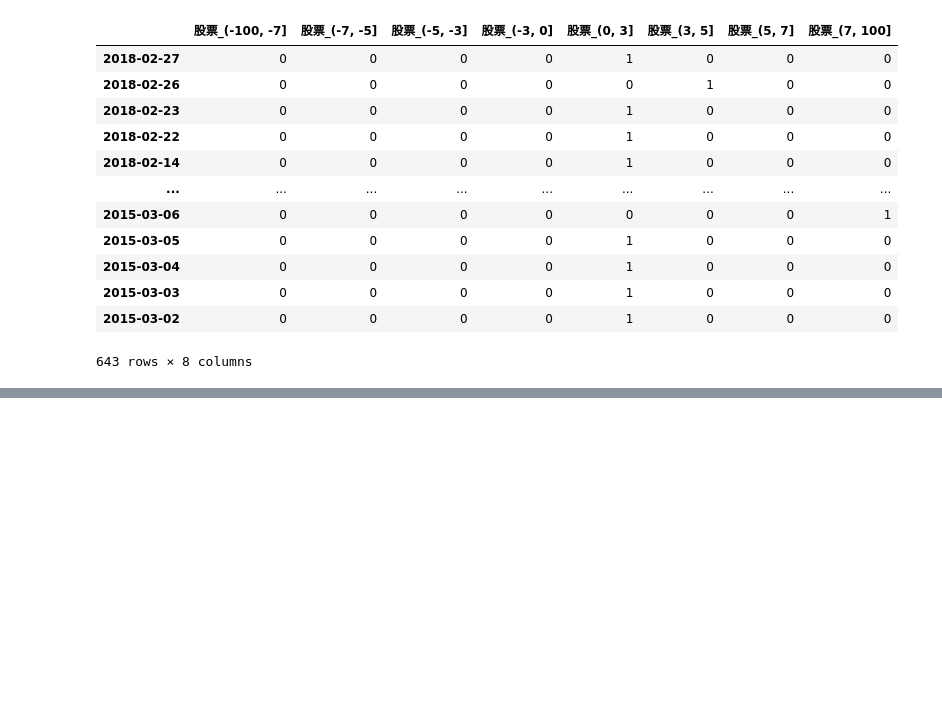
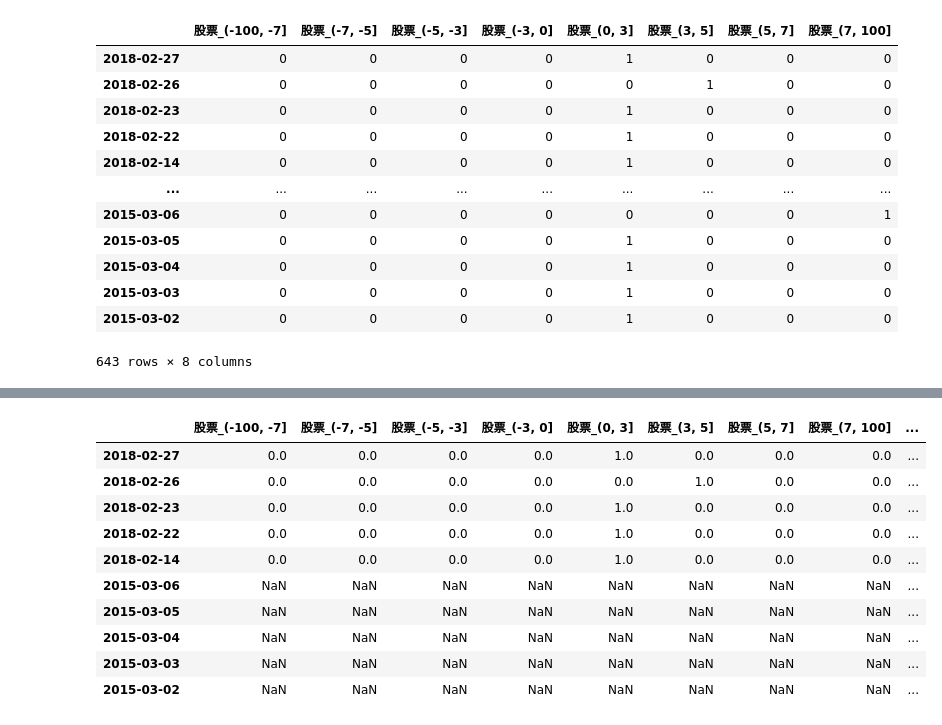
Before and after one commit to NekoSilverFox/Data-Mining, a Jupyter notebook: 003 - Pandas/Pandas.ipynb, the cells around one changed output, grey strips where cells are left out. Drawn from its saved outputs; the diff is of its cells as text; code cells hidden in the pictures; blank space fills up the shorter version.

```diff
--- a/003 - Pandas/Pandas.ipynb
+++ b/003 - Pandas/Pandas.ipynb
@@ -1377,0 +1419,14 @@ sr
+# %%
+pd.concat([sr.head(), sr.tail()], axis=1)
+# %% [output]
+|  | 股票_(-100, -7] | 股票_(-7, -5] | 股票_(-5, -3] | 股票_(-3, 0] | 股票_(0, 3] | 股票_(3, 5] | 股票_(5, 7] | 股票_(7, 100] | ... |
+| 2018-02-27 | 0.0 | 0.0 | 0.0 | 0.0 | 1.0 | 0.0 | 0.0 | 0.0 | ... |
+| 2018-02-26 | 0.0 | 0.0 | 0.0 | 0.0 | 0.0 | 1.0 | 0.0 | 0.0 | ... |
+| 2018-02-23 | 0.0 | 0.0 | 0.0 | 0.0 | 1.0 | 0.0 | 0.0 | 0.0 | ... |
+| 2018-02-22 | 0.0 | 0.0 | 0.0 | 0.0 | 1.0 | 0.0 | 0.0 | 0.0 | ... |
+| 2018-02-14 | 0.0 | 0.0 | 0.0 | 0.0 | 1.0 | 0.0 | 0.0 | 0.0 | ... |
+| 2015-03-06 | NaN | NaN | NaN | NaN | NaN | NaN | NaN | NaN | ... |
+| 2015-03-05 | NaN | NaN | NaN | NaN | NaN | NaN | NaN | NaN | ... |
+| 2015-03-04 | NaN | NaN | NaN | NaN | NaN | NaN | NaN | NaN | ... |
+| 2015-03-03 | NaN | NaN | NaN | NaN | NaN | NaN | NaN | NaN | ... |
+| 2015-03-02 | NaN | NaN | NaN | NaN | NaN | NaN | NaN | NaN | ... |
```
Also changed, not shown: parts of 3 cells of this notebook, 3 other files.
